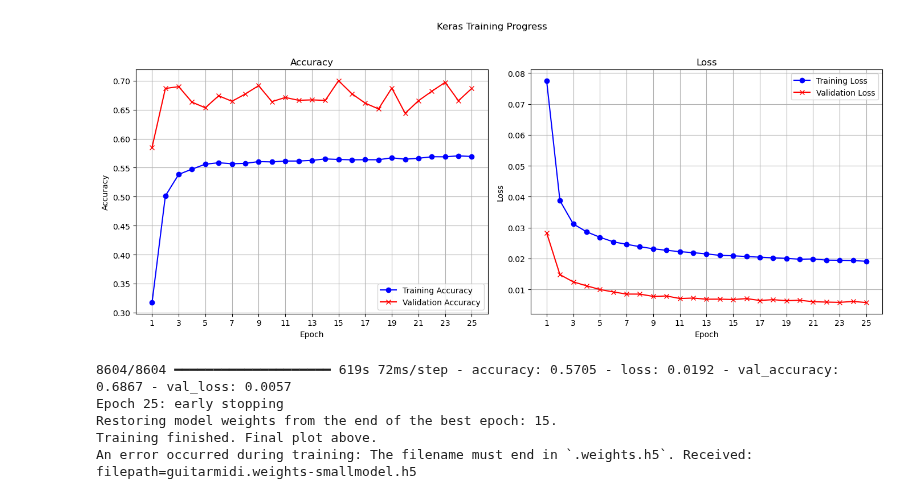
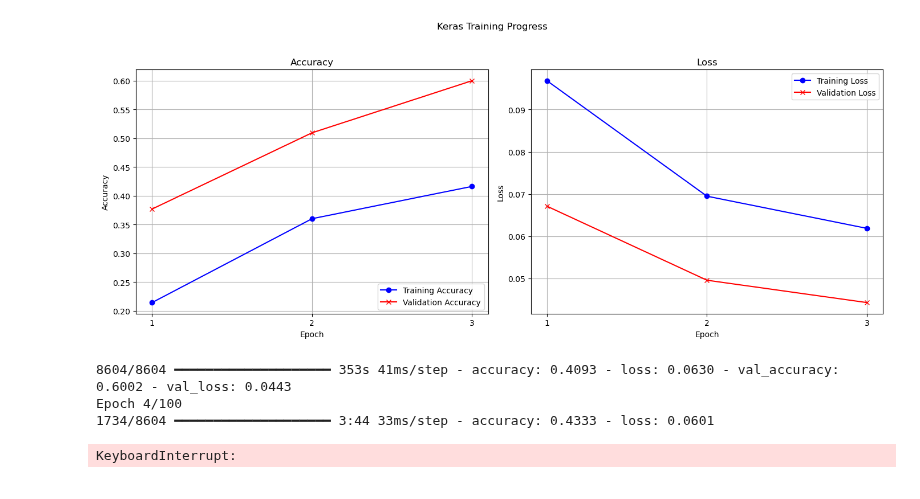
Before and after one commit to geraldmwangi/GuitarMidi-LV2, a Jupyter notebook: python/neuralnetmodelling/traning.ipynb, the cells around one changed output. Drawn from its saved outputs; the diff is of its cells as text; code cells hidden in the pictures.

Commit message:
updated model

```diff
--- a/python/neuralnetmodelling/traning.ipynb
+++ b/python/neuralnetmodelling/traning.ipynb
@@ -105,20 +105,28 @@ def build_cnn_model(input_shape, output_dim):
     model = models.Sequential()
     model.add(layers.Input(shape=input_shape, dtype=tf.float32))
 
-    model.add(layers.Conv2D(filters=32, kernel_size=(3, 3), padding='same', activation='relu'))
+    model.add(layers.Conv2D(filters=32, kernel_size=(3, 3), padding='same', activation=None))
     model.add(layers.BatchNormalization())
+    model.add(layers.Activation(activation='relu'))
+
+    model.add(layers.MaxPooling2D(pool_size=(2, 2), strides=(2, 2)))
     model.add(layers.SpatialDropout2D(0.2))
+
+    model.add(layers.Conv2D(filters=64, kernel_size=(3, 3), padding='same', activation=None))
+    model.add(layers.BatchNormalization())
+    model.add(layers.Activation(activation='relu'))
+
     model.add(layers.MaxPooling2D(pool_size=(2, 2), strides=(2, 2)))
+    model.add(layers.SpatialDropout2D(0.25))
 
-    model.add(layers.Conv2D(filters=64, kernel_size=(3, 3), padding='same', activation='relu'))
+
+    model.add(layers.Conv2D(filters=128, kernel_size=(3, 3), padding='same', activation=None))
     model.add(layers.BatchNormalization())
-    model.add(layers.SpatialDropout2D(0.25))
+    model.add(layers.Activation(activation='relu'))
+
     model.add(layers.MaxPooling2D(pool_size=(2, 2), strides=(2, 2)))
+    model.add(layers.SpatialDropout2D(0.3))
 
-    model.add(layers.Conv2D(filters=128, kernel_size=(3, 3), padding='same', activation='relu'))
-    model.add(layers.BatchNormalization())
-    model.add(layers.SpatialDropout2D(0.3))
-    model.add(layers.MaxPooling2D(pool_size=(2, 2), strides=(2, 2)))
 
     model.add(layers.GlobalAveragePooling2D())
     model.add(layers.Dropout(0.4))
@@ -212,38 +220,37 @@ val_dataset = val_dataset.batch(BATCH_SIZE).prefetch(tf.data.AUTOTUNE)
 early_stopping_acc = EarlyStopping(
     monitor='val_accuracy', # Now monitoring validation accuracy
     patience=10,            # Number of epochs with no improvement
     mode='max',             # 'max' because we want to maximize accuracy
     verbose=1,              # Log when training stops
     restore_best_weights=True # Restore weights from the epoch with the best monitored value.
 )
 
 # Optional: Save the best model weights based on val_accuracy
 model_checkpoint_acc = ModelCheckpoint(
     'best_model_by_acc.keras', # A different filename
     monitor='val_accuracy',
     mode='max',
     save_best_only=True, # Only save when validation accuracy improves
     verbose=1
 )
 
 jupyter_live_plot = JupyterLivePlottingCallback(fig_title="Keras Training Progress")
 # --- 4. Training the Model ---
 print("\n--- Training Pure CNN Model ---")
 try:
     history_cnn = cnn_model.fit(train_dataset,
                                 epochs=EPOCHS,
                                 validation_data=val_dataset,
                                 callbacks=[model_checkpoint_acc,early_stopping_acc,jupyter_live_plot])
     cnn_model.save_weights('guitarmidi-40-dropout.weights.h5')
     print("Model weights saved successfully!")
 except Exception as e:
     print(f"An error occurred during training: {e}")
 # %% [output]
-[figure, old version]
+[figure, new version]
-8604/8604 ━━━━━━━━━━━━━━━━━━━━ 619s 72ms/step - accuracy: 0.5705 - loss: 0.0192 - val_accuracy: 0.6867 - val_loss: 0.0057
-Epoch 25: early stopping
-Restoring model weights from the end of the best epoch: 15.
-Training finished. Final plot above.
-An error occurred during training: The filename must end in `.weights.h5`. Received: filepath=guitarmidi.weights-smallmodel.h5
+8604/8604 ━━━━━━━━━━━━━━━━━━━━ 353s 41ms/step - accuracy: 0.4093 - loss: 0.0630 - val_accuracy: 0.6002 - val_loss: 0.0443
+Epoch 4/100
+1734/8604 ━━━━━━━━━━━━━━━━━━━━ 3:44 33ms/step - accuracy: 0.4333 - loss: 0.0601
+KeyboardInterrupt:
 # %%
 cnn_model.save_weights('guitarmidi-40-dropout.weights.h5')
```
Also changed, not shown: 2 other files.
